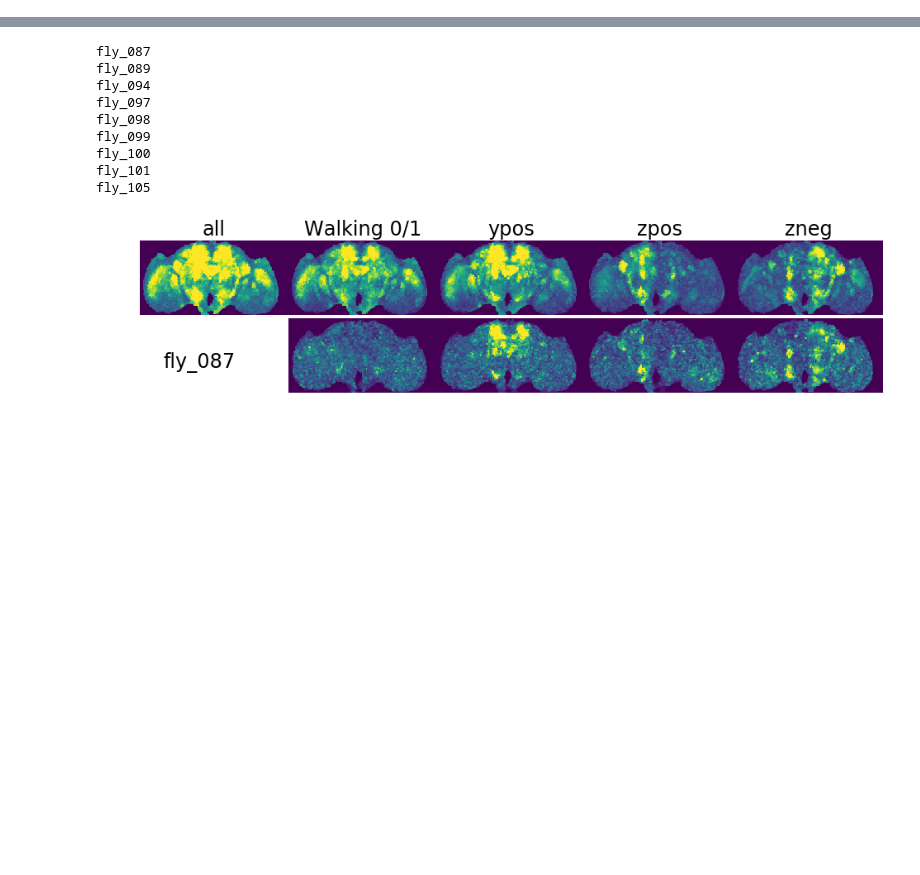
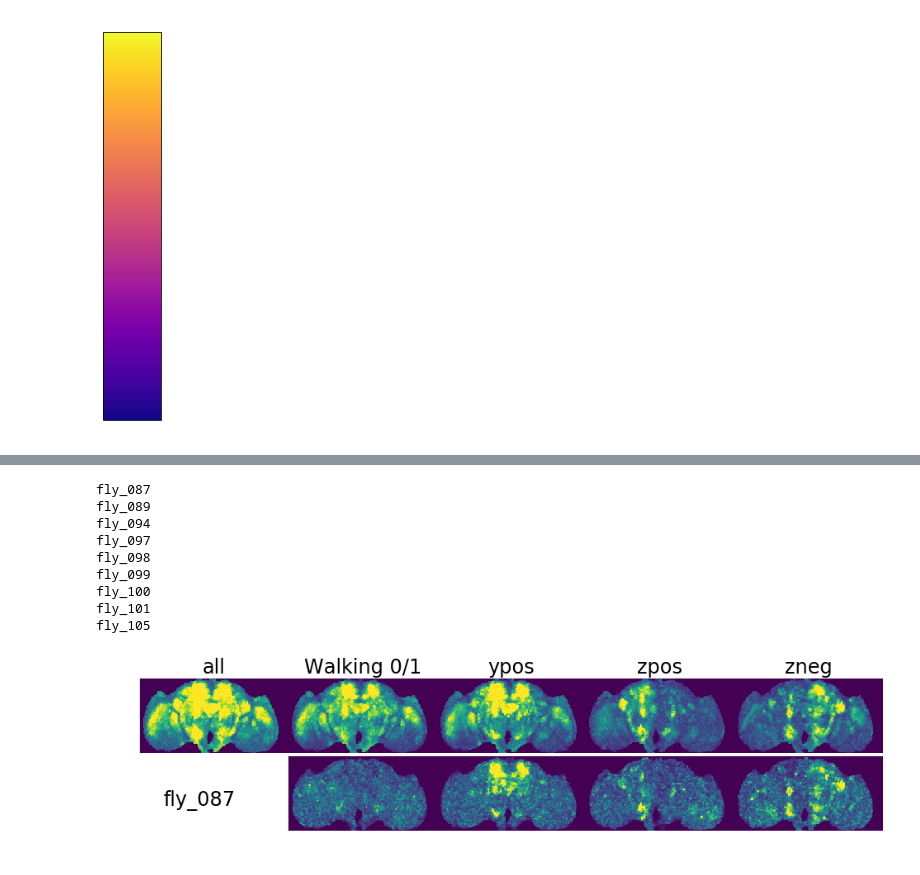
Before and after one commit to bellabrez/bigbadbrain, a Jupyter notebook: jupyter_notebooks/20210208 - view inst unique glm results.ipynb, the cells around one changed output, grey strips where cells are left out. Saved outputs shown, nothing was run; the diff lists cells and outputs as text; code cells hidden in the pictures; blank space fills up the shorter version.

```diff
--- a/jupyter_notebooks/20210208 - view inst unique glm results.ipynb
+++ b/jupyter_notebooks/20210208 - view inst unique glm results.ipynb
@@ -175,0 +177,15 @@ fname = os.path.join(save_path, f'{timestr}')
+# %%
+a = np.array([[0,1]])
+plt.figure(figsize=(1, 9))
+img = plt.imshow(a, cmap="plasma")
+plt.gca().set_visible(False)
+cax = plt.axes([0.1, 0.2, 0.8, 0.6])
+plt.axis('off')
+plt.colorbar(cax=cax)
+
+save_path = '/oak/stanford/groups/trc/data/Brezovec/2P_Imaging/figs'
+timestr = time.strftime("%Y%m%d-%H%M%S")
+fname = os.path.join(save_path, f'{timestr}')
+plt.savefig(fname,dpi=300,bbox_inches='tight')
+# %% [output]
+[figure, added]
```
Also changed, not shown: parts of 4 cells of this notebook, 6 other files.
